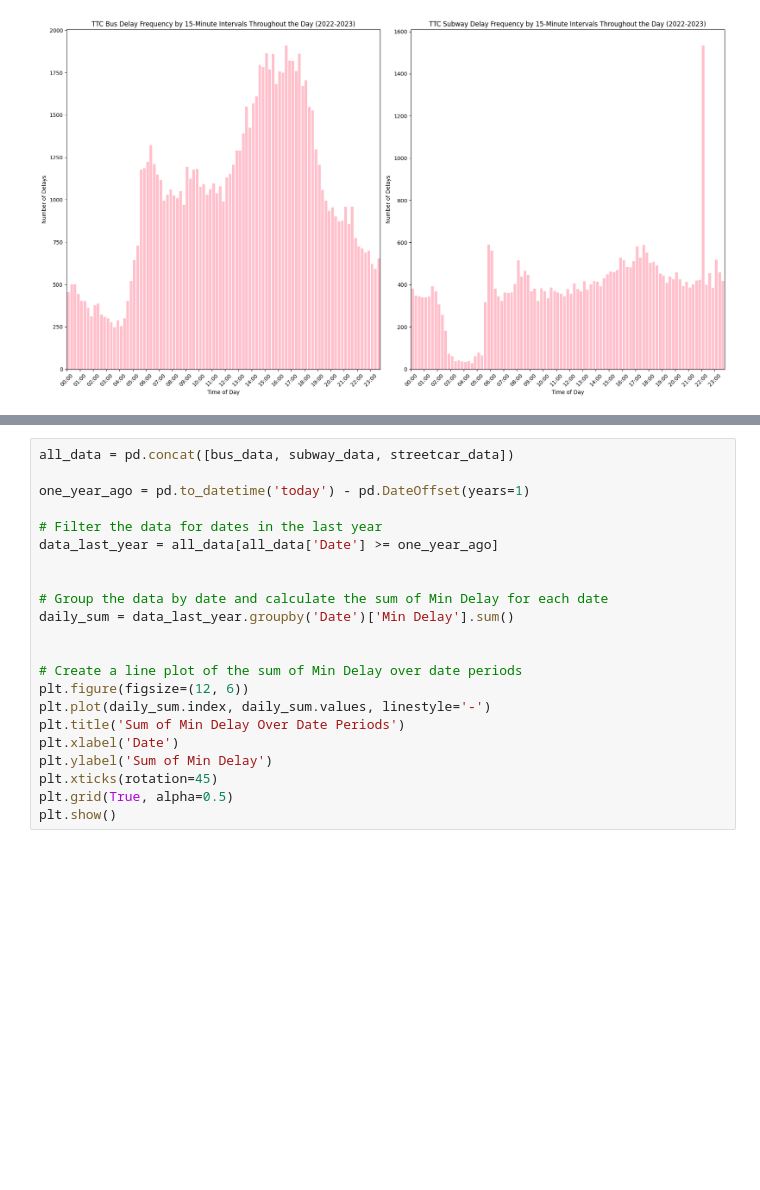
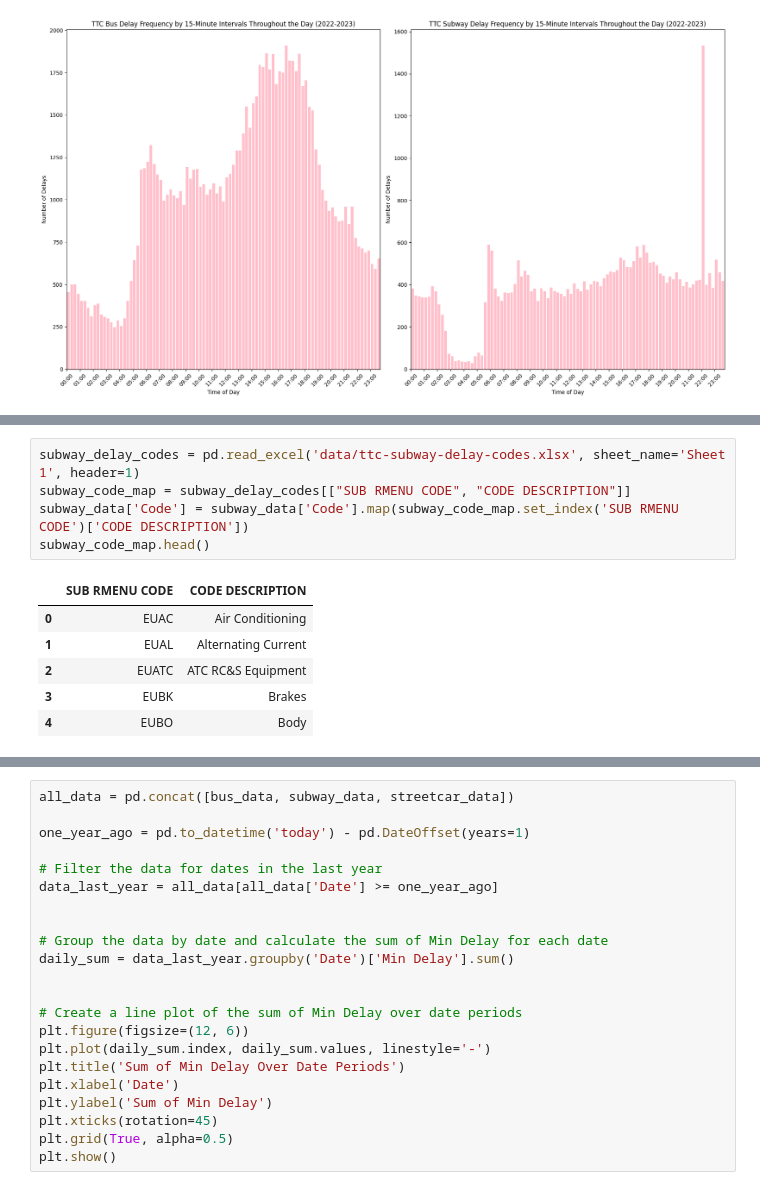
Before and after one commit to alexboden/ttc-delays, a Jupyter notebook: main.ipynb, the cells around one changed output, grey strips where cells are left out. Cells and saved outputs as stored; diff of their text form; blank space fills up the shorter version.

```diff
--- a/main.ipynb
+++ b/main.ipynb
@@ -204,2 +209,14 @@ plt.show()
+# %%
+subway_delay_codes = pd.read_excel('data/ttc-subway-delay-codes.xlsx', sheet_name='Sheet 1', header=1)
+subway_code_map = subway_delay_codes[["SUB RMENU CODE", "CODE DESCRIPTION"]]
+subway_data['Code'] = subway_data['Code'].map(subway_code_map.set_index('SUB RMENU CODE')['CODE DESCRIPTION'])
+subway_code_map.head()
+# %% [output]
+|  | SUB RMENU CODE | CODE DESCRIPTION |
+| 0 | EUAC | Air Conditioning |
+| 1 | EUAL | Alternating Current |
+| 2 | EUATC | ATC RC&S Equipment |
+| 3 | EUBK | Brakes |
+| 4 | EUBO | Body |
 # %%
 # Calculate the average Min Delay for each incident type
```
Also changed, not shown: parts of 5 cells of this notebook.
